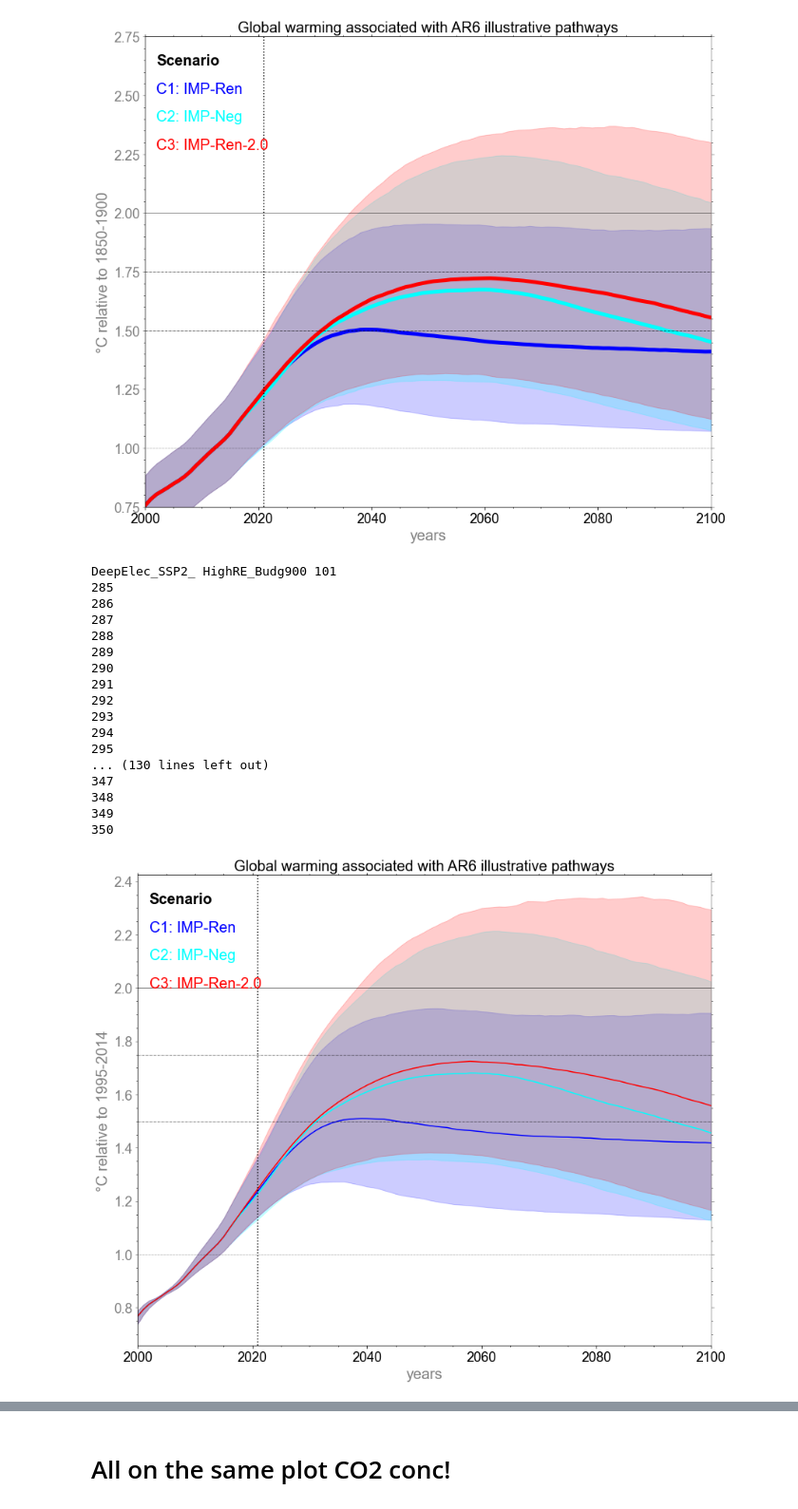
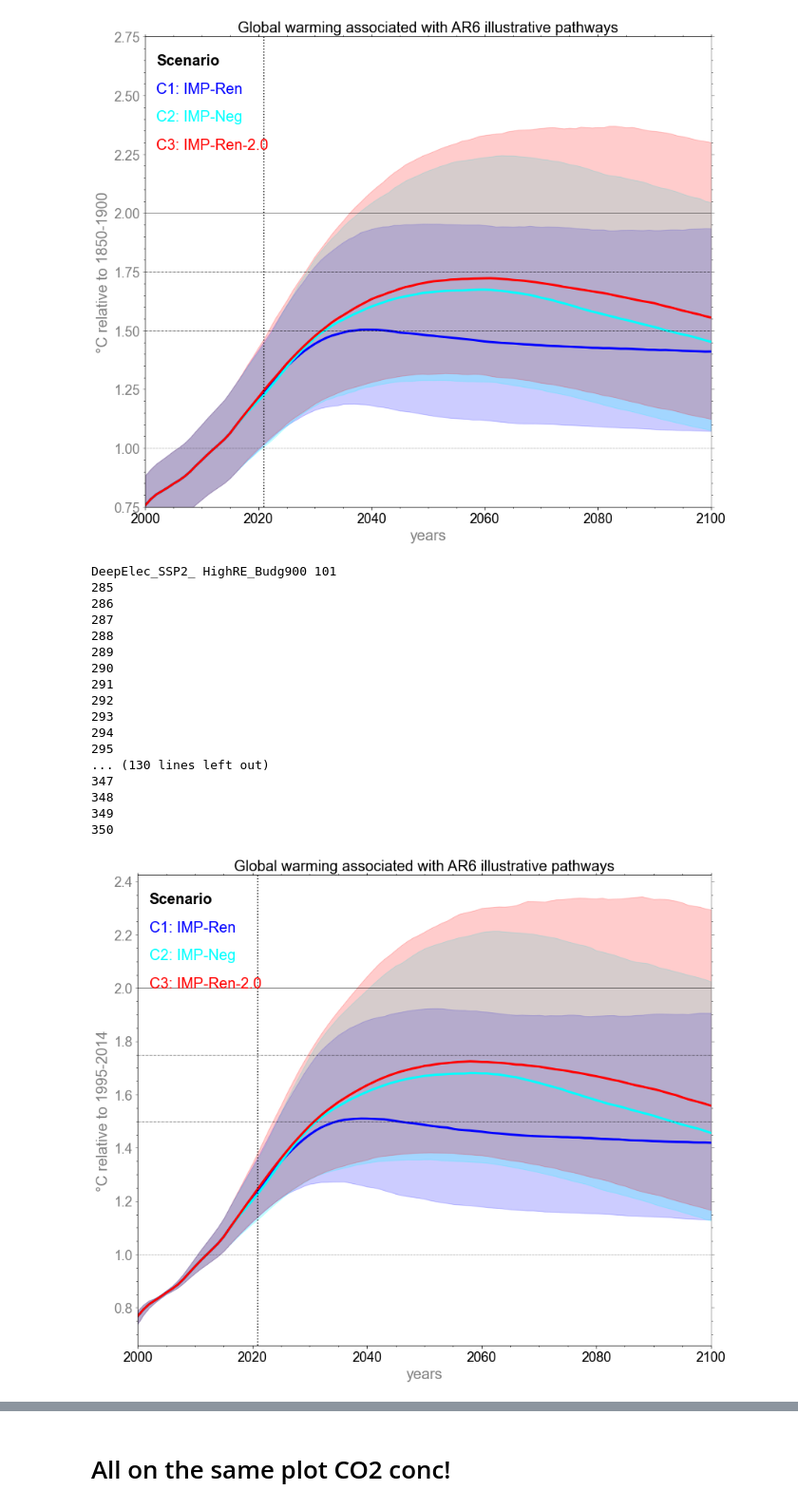
Before and after one commit to camillamathison/FaIR-Spice, a Jupyter notebook: notebooks/run-fair-ar6-illusPath-overshoot-emis.ipynb, the cells around one changed output, grey strips where cells are left out. Shown: that part at 95% size. Drawn from its saved outputs; the diff is of its cells as text; code cells hidden in the pictures.

```diff
--- a/notebooks/run-fair-ar6-illusPath-overshoot-emis.ipynb
+++ b/notebooks/run-fair-ar6-illusPath-overshoot-emis.ipynb
@@ -503,7 +505,7 @@ for i, scenario in enumerate(scenarios):
                     np.percentile(results_out[scenario]['temp'][250:351,:] , 5, axis=1),
                     np.percentile(results_out[scenario]['temp'][250:351,:] , 95, axis=1),
                     color=colors[scenario], alpha=0.2)
-    ax.plot(np.arange(2000, 2101), np.median(results_out[scenario]['temp'][250:351,:] , axis=1), color=colors[scenario], linewidth=5, label=labels[scenario])
+    ax.plot(np.arange(2000, 2101), np.median(results_out[scenario]['temp'][250:351,:] , axis=1), color=colors[scenario], linewidth=3, label=labels[scenario])
     ax.text(0.02, 0.88-0.06*i, labels[scenario], color=colors[scenario], transform=ax.transAxes, fontsize=20)
 #ax.legend(fontsize=10);
 ax.set_title('Global warming associated with AR6 illustrative pathways', fontsize=20);
@@ -528,7 +530,7 @@ ax.axhline(1.5, ls='-.', color='k', lw=0.5)
 ax.axhline(1.75, ls='-.', color='k', lw=0.5)
 ax.axhline(2.0, ls='-', color='k', lw=0.5)
 fig.tight_layout()
-pl.savefig('../plots/overshoot_illusPathways_scenarios_temp.png', dpi=500, transparent=False)
+pl.savefig('plots/overshoot_illusPathways_scenarios_temp.png', dpi=500, transparent=False)
 # %% [output]
 [figure]
 # %%
@@ -544,7 +546,7 @@ for i, scenario in enumerate(scenarios):
                     np.percentile(results_out[scenario]['temp_2'][250:351,:]+0.85 , 5, axis=1),
                     np.percentile(results_out[scenario]['temp_2'][250:351,:]+0.85 , 95, axis=1),
                     color=colors[scenario], alpha=0.2)
-    ax.plot(np.arange(2000, 2101), np.median(results_out[scenario]['temp_2'][250:351,:]+0.85 , axis=1), color=colors[scenario], label=labels[scenario])
+    ax.plot(np.arange(2000, 2101), np.median(results_out[scenario]['temp_2'][250:351,:]+0.85 , axis=1), color=colors[scenario],linewidth=3, label=labels[scenario])
     ax.text(0.02, 0.88-0.06*i, labels[scenario], color=colors[scenario], transform=ax.transAxes, fontsize=20)
 #ax.legend(fontsize=10);
 ax.set_title('Global warming associated with AR6 illustrative pathways', fontsize=20);
@@ -569,32 +571,32 @@ ax.axhline(1.5, ls='-.', color='k', lw=0.5)
 ax.axhline(1.75, ls='-.', color='k', lw=0.5)
 ax.axhline(2.0, ls='-', color='k', lw=0.5)
 fig.tight_layout()
-pl.savefig('../plots/overshoot_illusPathways_scenarios_temp_1995_2014.png', dpi=500, transparent=False)
+pl.savefig('plots/overshoot_illusPathways_scenarios_temp_1995_2014.png', dpi=500, transparent=False)
 
 for scenario in scenarios:
     print(scenario, len(np.median(results_out[scenario]['temp_2'][250:351,:]+0.85 , axis=1)))
     #print(np.median(results_out[scenario]['temp_2'][250:351,:]+0.85 , axis=1))
     for i in np.arange(101):
         if (np.median(results_out[scenario]['temp_2'][250+i:250+i+1,:]+0.85 , axis=1))>=1.5:
             print (250+i)
 
     #print(scenario, np.median(results_out[scenario]['temp_2'][250:351,:]+0.85 , axis=1))
 # %% [output]
 DeepElec_SSP2_ HighRE_Budg900 101
 285
 286
 287
 288
 289
 290
 291
 292
 293
 294
 295
 ... (130 lines left out)
 347
 348
 349
 350
-[figure, old version]
+[figure, new version]
```
Also changed, not shown: parts of 9 cells of this notebook.
